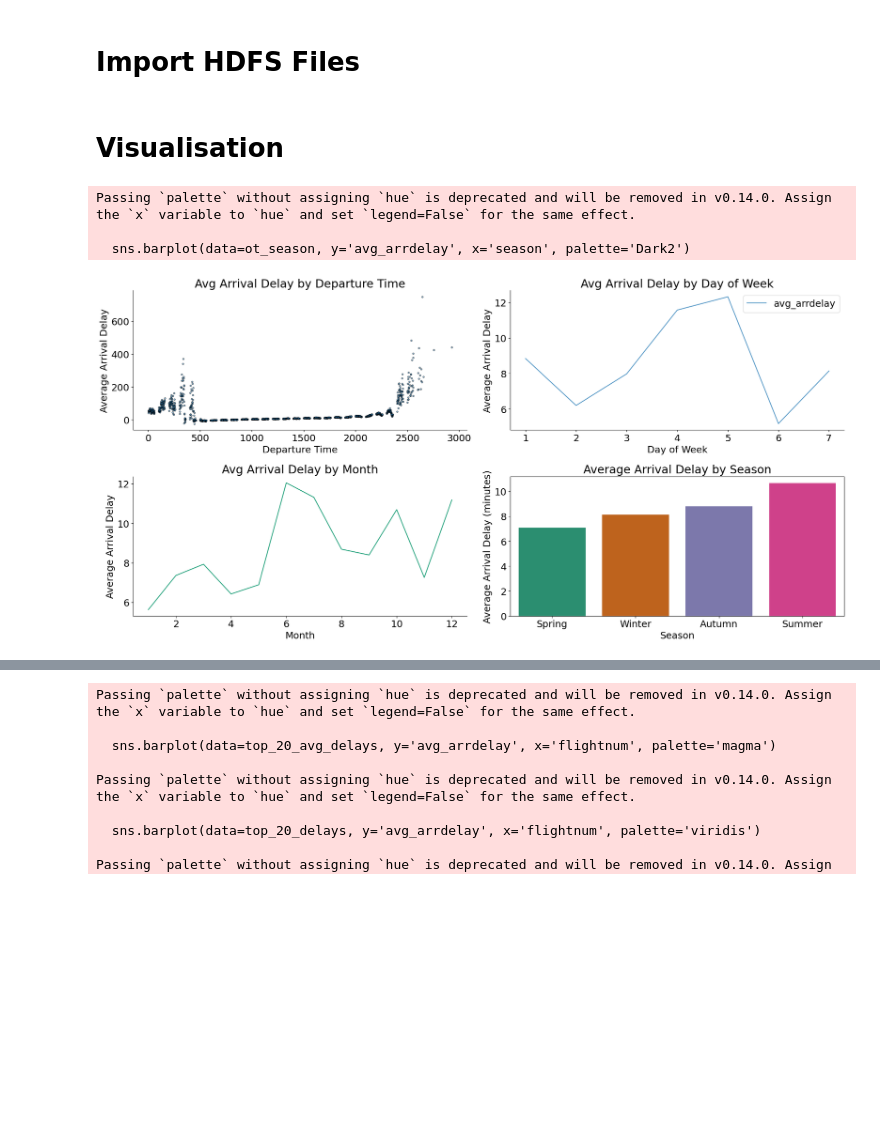
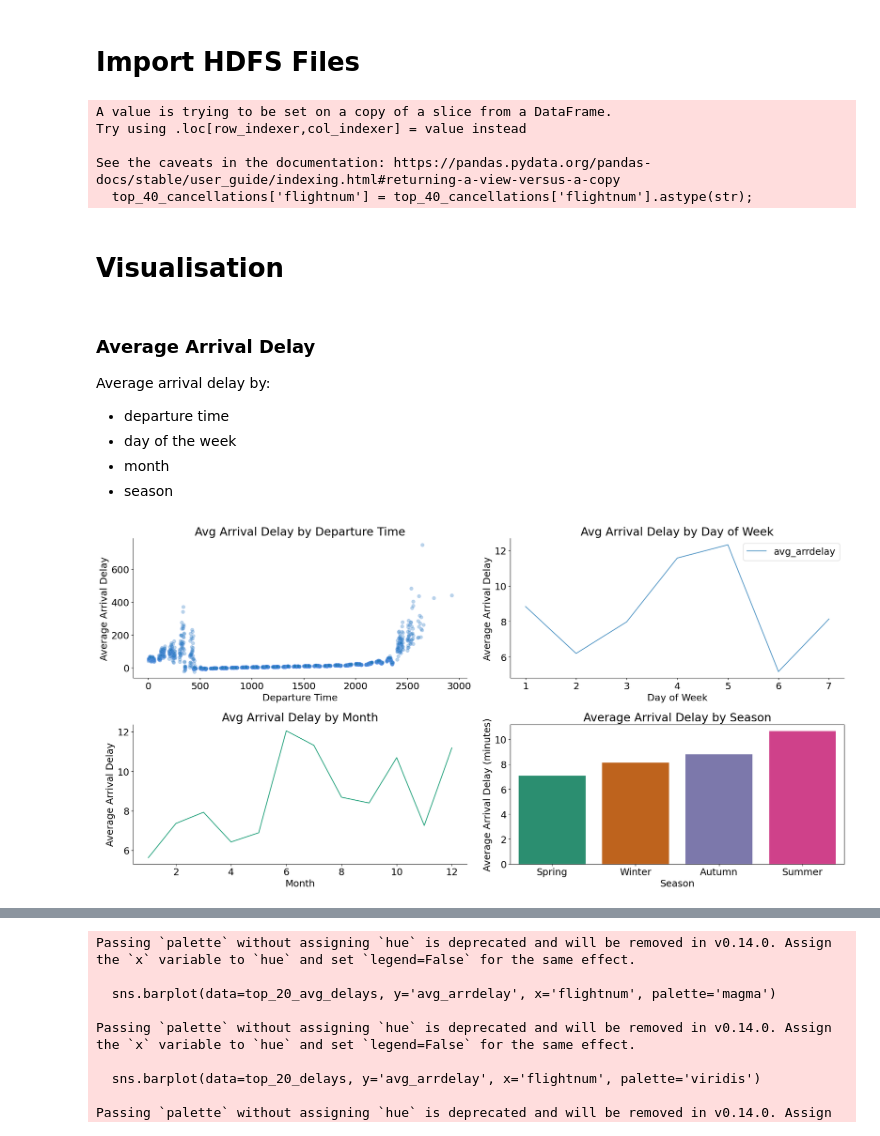
Before and after one commit to azrazainol/FlightData_LogisticRegression, a Jupyter notebook: STQD6324_Assignment_02.ipynb, the cells around one changed output, grey strips where cells are left out. Saved outputs shown, nothing was run; the diff lists cells and outputs as text; code cells hidden in the pictures; blank space fills up the shorter version.

```diff
--- a/STQD6324_Assignment_02.ipynb
+++ b/STQD6324_Assignment_02.ipynb
@@ -70,9 +70,16 @@ delay_factor = delay_factor.sort_values(by='Average Delay (minutes)', ascending=
 cancellation_mapping = {'A': 'carrier', 'B': 'weather', 'C': 'NAS', 'D': 'security'}
 cancellation_factor['cancellation_reason'] = cancellation_factor['cancellationcode'].map(cancellation_mapping)
 # %%
-top_20_cancellations = frequent_cancellation.head(20)
+top_40_cancellations = frequent_cancellation.head(40)
+top_40_cancellations['flightnum'] = top_40_cancellations['flightnum'].astype(str);
 top_20_delays = frequent_delay.head(20)
 top_20_avg_delays = frequent_delay.sort_values(by='avg_arrdelay', ascending=False).head(20)
+# %% [output]
+A value is trying to be set on a copy of a slice from a DataFrame.
+Try using .loc[row_indexer,col_indexer] = value instead
+
+See the caveats in the documentation: https://pandas.pydata.org/pandas-docs/stable/user_guide/indexing.html#returning-a-view-versus-a-copy
+  top_40_cancellations['flightnum'] = top_40_cancellations['flightnum'].astype(str);
 # %%
 # extra insights
 avg_cancel_month = pd.read_csv('/content/drive/MyDrive/hdfs/E_ts_analysis.csv')
@@ -86,47 +93,52 @@ avg_cancel_carrier = avg_cancel_carrier.sort_values(by='cancellation_rate', asce
 top10_avg_cancel_carrier = avg_cancel_carrier.head(10)
 # %% [markdown]
 # **Visualisation**
+# %% [markdown]
+### **Average Arrival Delay**
+
+Average arrival delay by:
+- departure time
+- day of the week
+- month
+- season
 # %%
 plt.figure(figsize=(20, 10))
 plt.rcParams.update({'font.size': 18, 'lines.markersize': 10})
 
 # Plot 1: Average Arrival Delay by Departure Time
 plt.subplot(2, 2, 1)
-ot_hour.plot(kind='scatter', x='deptime', y='avg_arrdelay', s=35, alpha=.5, marker='.', facecolor='white',  edgecolor='black', ax=plt.gca())
+ot_hour.plot(kind='scatter', x='deptime', y='avg_arrdelay', s=40, alpha=.3, marker='o', facecolor='blue',  edgecolor='cornflowerblue', ax=plt.gca())
 plt.gca().spines[['top', 'right']].set_visible(False)
 plt.title('Avg Arrival Delay by Departure Time')
 plt.xlabel('Departure Time')
 plt.ylabel('Average Arrival Delay')
 
 # Plot 2: Average Arrival Delay by Day of Week
 plt.subplot(2, 2, 2)
 ot_day.plot(kind='line', x='dayofweek', y='avg_arrdelay', alpha=.8, ax=plt.gca())
 plt.gca().spines[['top', 'right']].set_visible(False)
 plt.title('Avg Arrival Delay by Day of Week')
 plt.xlabel('Day of Week')
 plt.ylabel('Average Arrival Delay')
 
 # Plot 3: Average Arrival Delay by Month
 plt.subplot(2, 2, 3)
 df_sorted = ot_month.sort_values('month', ascending=True)
 palette = list(sns.color_palette('Dark2'))
 plt.plot(df_sorted['month'], df_sorted['avg_arrdelay'], label='Avg Arrival Delay', color=palette[0])
 plt.gca().spines[['top', 'right']].set_visible(False)
 plt.title('Avg Arrival Delay by Month')
 plt.xlabel('Month')
 plt.ylabel('Average Arrival Delay')
 
 # Plot 4: Average Arrival Delay by Season
 plt.subplot(2, 2, 4)
-sns.barplot(data=ot_season, y='avg_arrdelay', x='season', palette='Dark2')
+sns.barplot(data=ot_season, y='avg_arrdelay', x='season', hue='season',palette='Dark2')
 plt.title('Average Arrival Delay by Season')
 plt.ylabel('Average Arrival Delay (minutes)')
 plt.xlabel('Season')
 
 plt.tight_layout()
 plt.show();
 # %% [output]
-Passing `palette` without assigning `hue` is deprecated and will be removed in v0.14.0. Assign the `x` variable to `hue` and set `legend=False` for the same effect.
-
-  sns.barplot(data=ot_season, y='avg_arrdelay', x='season', palette='Dark2')
-[figure, old version]
+[figure, new version]
```
Also changed, not shown: parts of 11 cells of this notebook.
